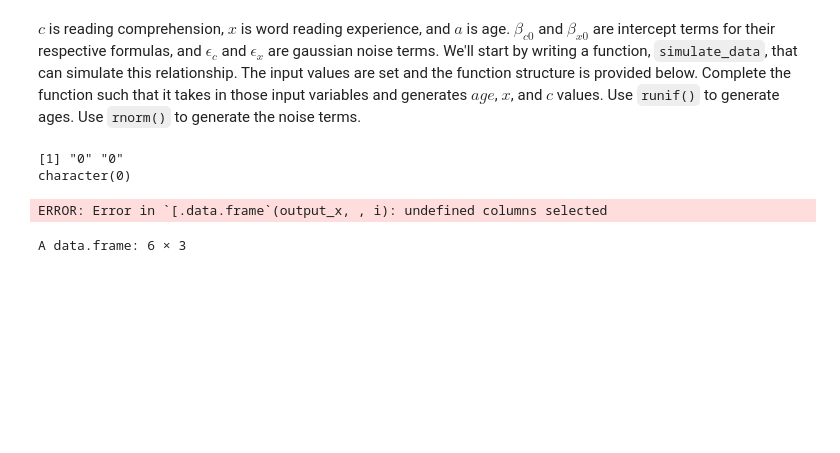
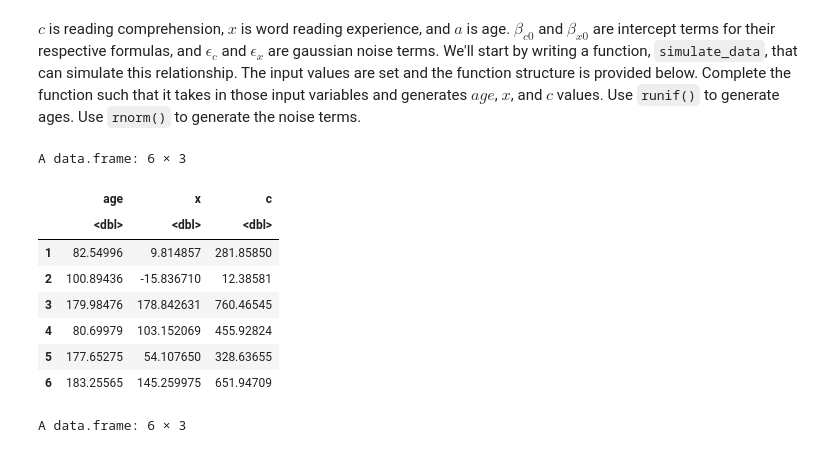
Before and after one commit to alapadat/Lapadat_DSPN_S22, a Jupyter notebook: book/exercises/10-19/Exercise14_mediation-and-moderation.ipynb, the cells around one changed output. Saved outputs shown, nothing was run; the diff lists cells and outputs as text; code cells hidden in the pictures; blank space fills up the shorter version.

```diff
--- a/book/exercises/10-19/Exercise14_mediation-and-moderation.ipynb
+++ b/book/exercises/10-19/Exercise14_mediation-and-moderation.ipynb
@@ -42,55 +42,55 @@ sd_c = 85      # standard dev of gaussian noise term, epsilon_c
 
 #generate c values
 #c = (beta_ca + beta_cx + beta_c0 + rnorm(1, mean_r, sd_c))
 
 #dat = data.frame(r, x, c)
 #dat
 
 simulate_data <- function(sample_size, age_lo, age_hi, beta_xa,
                           beta_x0, sd_x, beta_ca, beta_cx, beta_c0, sd_c) {
 
     r <- runif(sample_size, age_lo, age_hi)
-    output_x = data.frame()
-    output_c = data.frame()
+    output_x = c()
+    output_c = c()
     mean_r  <- mean(r) #generate mean(r)
 
-    print(paste(dim(output_c)))
-    print(paste(output_x))
+    #print(r)
+    #print(paste(dim(output_c)))
+
 
     for (item in 1:sample_size)
         #x = (beta_xa + beta_x0 + rnorm(1, mean_x, sd_x))
-        output_x = rbind(output_x, (((r[item])*beta_xa) + beta_x0 + rnorm(1, mean = 0, sd_x)))
+        output_x[item] = (((r[item])*beta_xa) + beta_x0 + rnorm(1, mean = 0, sd_x))
 
+    for(item in 1:sample_size)       # for-loop over columns
+        #output_c[ , i] <- output_c[ , i] + 10
+        #print(paste(output_x[item]))
+        #print(paste(output_c[ , i]))
+        #output_c = rbind(output_c, (((r[item])*beta_ca) + beta_cx + beta_c0 + rnorm(1, mean = 0, sd_c)))
+        output_c[item] = (((r[item])*beta_ca) + ((output_x[item])*beta_cx) + beta_c0 + rnorm(1, mean = 0, sd_c))
 
-    #for (item in 1:ncol(sample_size))
-        #x = (beta_xa + beta_x0 + rnorm(1, mean_x, sd_x))
-        #print(paste(output_c[item,]))
-        #print(paste(output_c[ , item]))
-        #output_c = rbind(output_c, (((r[item])*beta_ca) + beta_cx + beta_c0 + rnorm(1, mean = 0, sd_c)))
-
-    #print(paste(length(sample_size)))
-
-    for(i in 1:sample_size)       # for-loop over columns
-        #output_c[ , i] <- output_c[ , i] + 10
-        #print(paste(output_c[ , i]))
-        output_x[ , i]
-        #output_c = rbind(output_c, (((r[item])*beta_ca) + beta_cx + beta_c0 + rnorm(1, mean = 0, sd_c)))
-        output_c = rbind(output_c, (((r[item])*beta_ca) + beta_cx + beta_c0 + rnorm(1, mean = 0, sd_c)))
+    #print(output_x)
 
     output = data.frame("age" = r, output_x, output_c)
     colnames(output)[2] ="x"
     colnames(output)[3] ="c"
     #plot(r)
 
     return(output)
 }
 
 dat <- simulate_data(sample_size, age_lo, age_hi, beta_xa, beta_x0, sd_x, beta_ca, beta_cx, beta_c0, sd_c)
 head(dat)
 # %% [output]
-[1] "0" "0"
-character(0)
+A data.frame: 6 × 3
-ERROR: Error in `[.data.frame`(output_x, , i): undefined columns selected
+|  | age | x | c |
+|  | <dbl> | <dbl> | <dbl> |
+| 1 | 82.54996 | 9.814857 | 281.85850 |
+| 2 | 100.89436 | -15.836710 | 12.38581 |
+| 3 | 179.98476 | 178.842631 | 760.46545 |
+| 4 | 80.69979 | 103.152069 | 455.92824 |
+| 5 | 177.65275 | 54.107650 | 328.63655 |
+| 6 | 183.25565 | 145.259975 | 651.94709 |
 # %%
 sample_size = 100 # How many children in data set?
 age_lo = 80     # minimum age, in months
```
Also changed, not shown: parts of 5 cells of this notebook.
